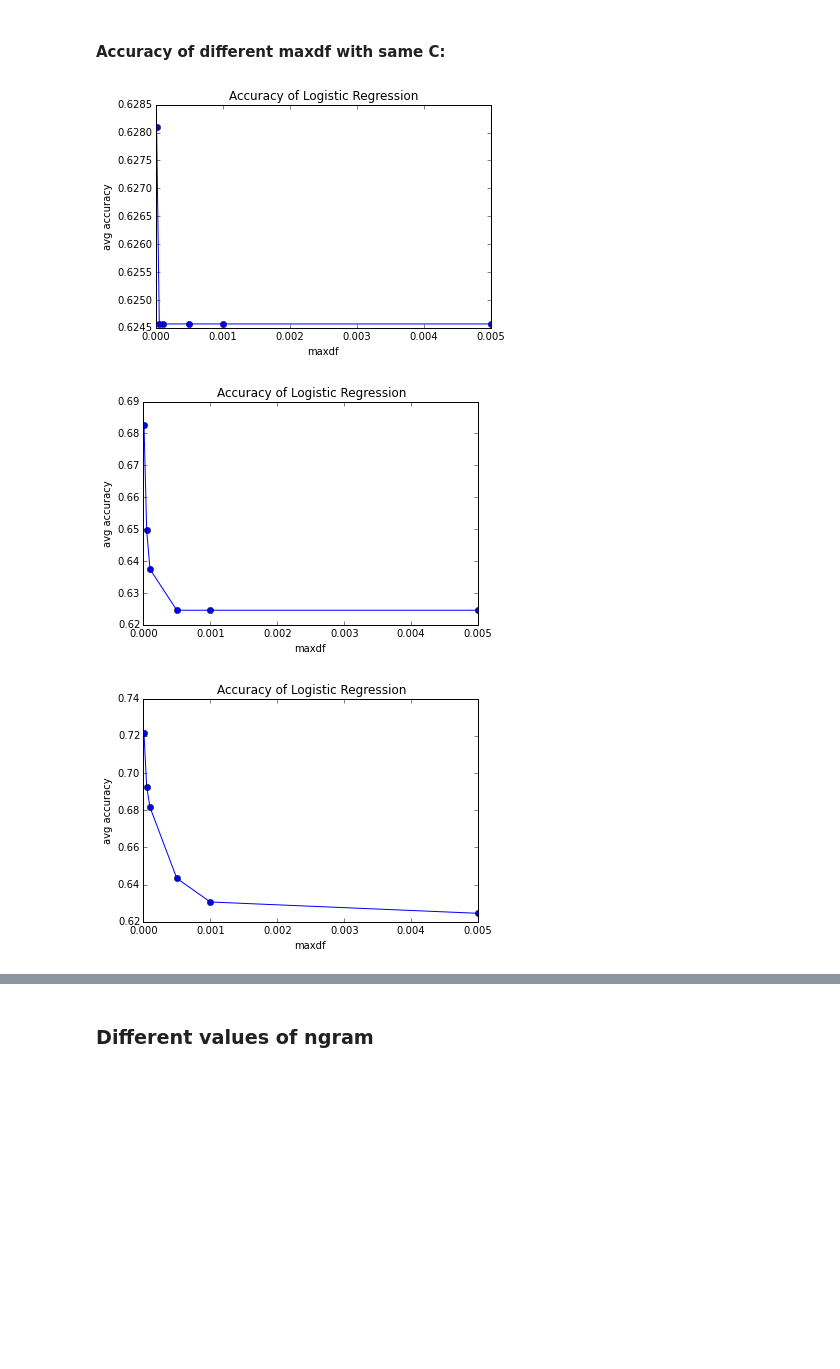
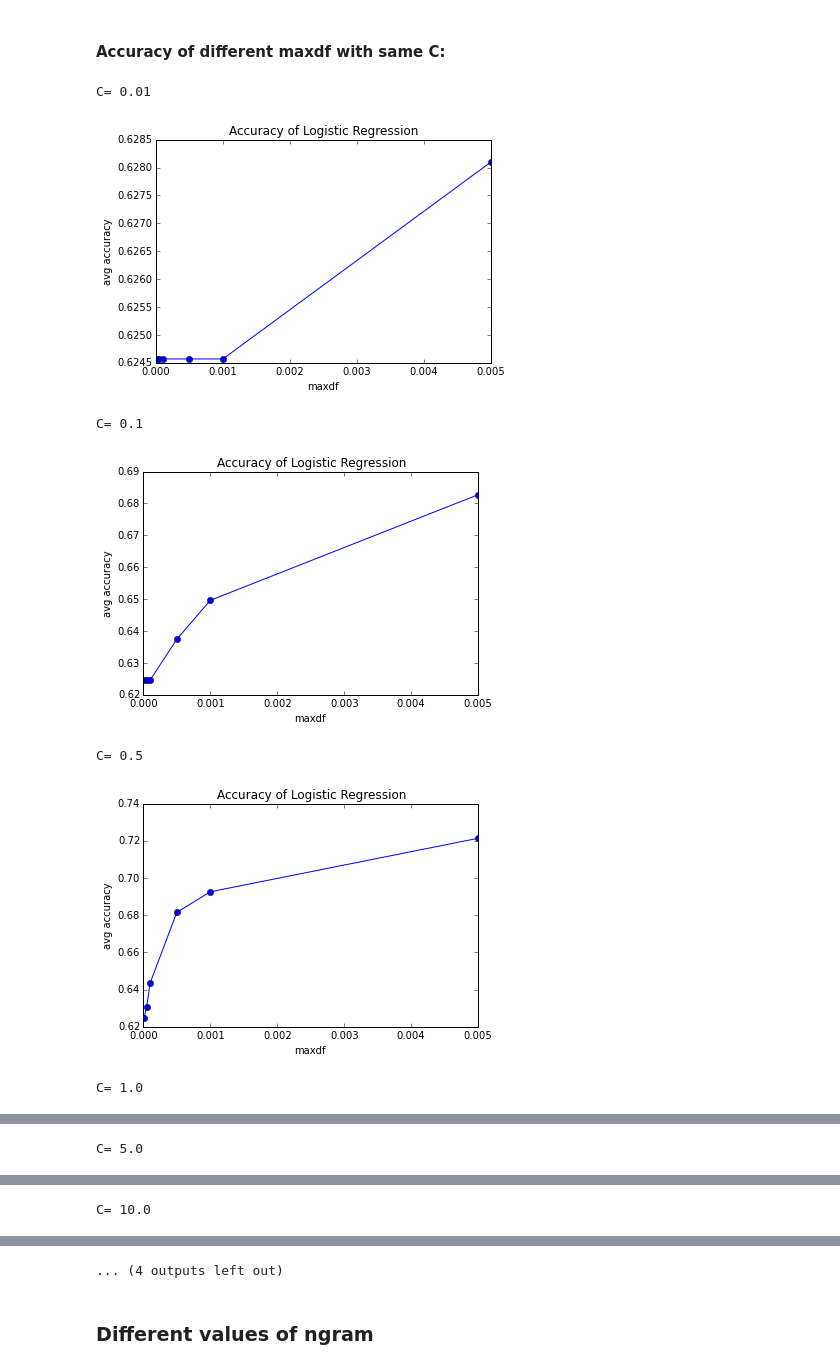
Before and after one commit to ayacha/cs579-project, a Jupyter notebook: cs579project.ipynb, the cells around one changed output, grey strips where cells are left out. Drawn from its saved outputs; the diff is of its cells as text; code cells hidden in the pictures; blank space fills up the shorter version.

```diff
--- a/cs579project.ipynb
+++ b/cs579project.ipynb
@@ -857,9 +864,11 @@ min_df: 10
 # %% [markdown]
 #### Accuracy of different min_df with same C:
 # %%
-for b in range(5):
+for b in range(8):
     c=[]
+    print 'C=',C_var[b]
     for a in accuracies:
         c.append(a[b])
     figure(min_df,c,'min_df')
+# When C=0.01 and o.1, the trendency is totally reverse with C larger than 0.5
 # %% [output]
@@ -875,8 +892,8 @@ def compare_maxdf(test_tweet,freq,y_test):
     return do_cv(tokenize2(test_tweet, TfidfVectorizer(max_df=freq)), y_test)
 # %%
 accuracies1=[]
-maxdf = [.005, .001,.0005,.0001,.00005,.00001]
-for i in maxdf[::-1]:
+maxdf = [.00001,.00005,.0001,.0005,.001,.005]
+for i in maxdf:
     print i
     accuracies1.append(compare_maxdf(test_tweet,i,y_test))
 # %% [output]
@@ -918,12 +937,17 @@ maxdf: 1e-05
 # %% [markdown]
 #### Accuracy of different maxdf with same C:
 # %%
-for b in range(6):
+for b in range(8):
     c=[]
+    print 'C=',C_var[b]
     for a in accuracies1:
         c.append(a[b])
     figure(maxdf,c,'maxdf')
 # %% [output]
+C= 0.01
-[figure, old version]
+[figure, new version]
+C= 0.1
-[figure, old version]
+[figure, new version]
+C= 0.5
-[figure, old version]
+[figure, new version]
+C= 1.0
@@ -930,0 +955 @@ for b in range(6):
+C= 5.0
@@ -931,0 +957 @@ for b in range(6):
+C= 10.0
@@ -933,3 +959,4 @@ for b in range(6):
+... (4 outputs left out)
 # %% [markdown]
 ### Different values of ngram
 # %%
```
Also changed, not shown: parts of 8 cells of this notebook, 6 other files.
